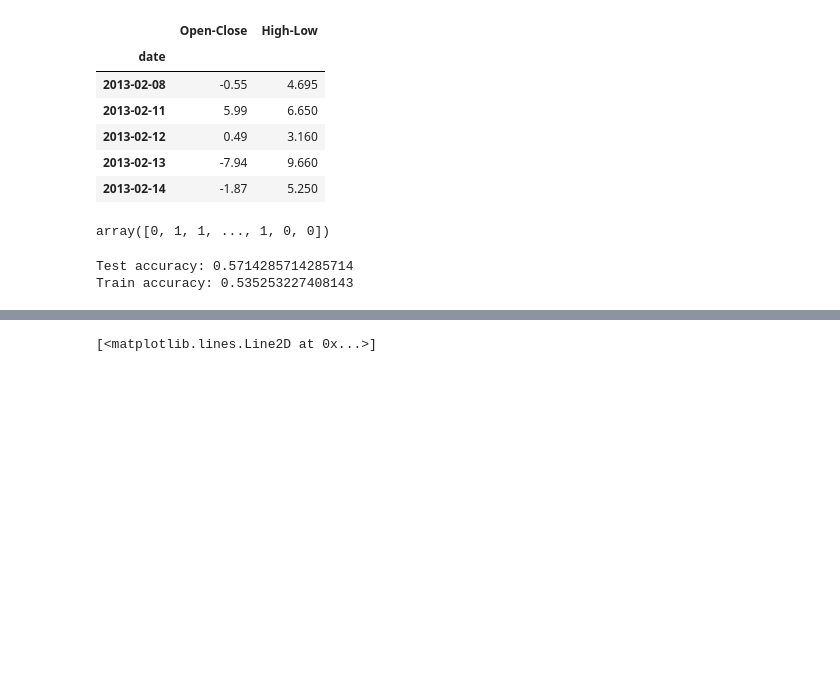
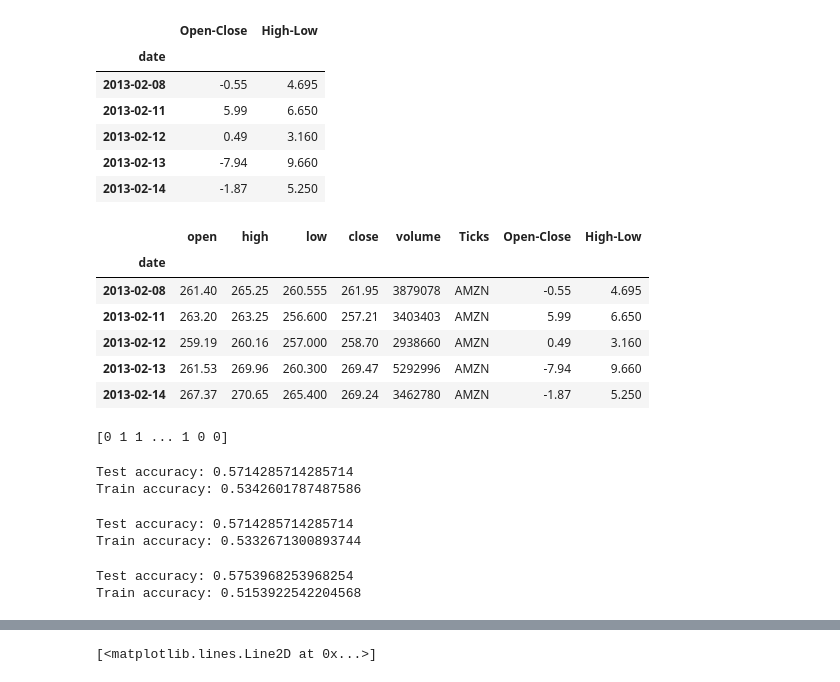
Before and after one commit to flpymonkey/SVM-Stocks, a Jupyter notebook: BasicStockSVM.ipynb, the cells around one changed output, grey strips where cells are left out. Saved outputs shown, nothing was run; the diff lists cells and outputs as text; code cells hidden in the pictures; blank space fills up the shorter version.

Commit message:
Tested other kernel functions

```diff
--- a/BasicStockSVM.ipynb
+++ b/BasicStockSVM.ipynb
@@ -82,9 +82,25 @@ X.head()
 | 2013-02-12 | 0.49 | 3.160 |
 | 2013-02-13 | -7.94 | 9.660 |
 | 2013-02-14 | -1.87 | 5.250 |
+# %%
+amzn.head()
+# %% [output]
+|  | open | high | low | close | volume | Ticks | Open-Close | High-Low |
+| date |  |  |  |  |  |  |  |  |
+| 2013-02-08 | 261.40 | 265.25 | 260.555 | 261.95 | 3879078 | AMZN | -0.55 | 4.695 |
+| 2013-02-11 | 263.20 | 263.25 | 256.600 | 257.21 | 3403403 | AMZN | 5.99 | 6.650 |
+| 2013-02-12 | 259.19 | 260.16 | 257.000 | 258.70 | 2938660 | AMZN | 0.49 | 3.160 |
+| 2013-02-13 | 261.53 | 269.96 | 260.300 | 269.47 | 5292996 | AMZN | -7.94 | 9.660 |
+| 2013-02-14 | 267.37 | 270.65 | 265.400 | 269.24 | 3462780 | AMZN | -1.87 | 5.250 |
 # %%
+
+# If the next day close is greater than the current day close, classify as buy (1)
+# else it is a no-position (0)
 y = np.where(amzn['close'].shift(-1) > amzn['close'], 1, 0)
-y
+print(y)
+
+# TODO here we either predict and buy one unit of the stock, or we predict that we should not hold a unit
+# this does not factor in the potential cost of buying or selling, it assumes a hold and not-hold is free for a single unit
 # %% [output]
-array([0, 1, 1, ..., 1, 0, 0])
+[0 1 1 ... 1 0 0]
 # %%
@@ -99,12 +116,30 @@ y_train = y[:split]
 X_test = X[split:]
 y_test = y[split:]
 # %%
-svm = SVC()
+
+# TODO: we can try with different kernel functions: https://www.geeksforgeeks.org/major-kernel-functions-in-support-vector-machine-svm/
+
+svm = SVC(kernel ='poly')
 cls = svm.fit(X_train, y_train)
 
 y_pred = cls.predict(X_test)
 y_pred_train = cls.predict(X_train)
+
+accuracy = accuracy_score(y_test, y_pred)
+print("Test accuracy:", accuracy)
+
+accuracy = accuracy_score(y_train, y_pred_train)
+print("Train accuracy:", accuracy)
+# %% [output]
+Test accuracy: 0.5714285714285714
+Train accuracy: 0.5342601787487586
 # %%
+svm = SVC(kernel ='linear')
+cls = svm.fit(X_train, y_train)
+
+y_pred = cls.predict(X_test)
+y_pred_train = cls.predict(X_train)
+
 accuracy = accuracy_score(y_test, y_pred)
 print("Test accuracy:", accuracy)
 
@@ -112,4 +147,22 @@ accuracy = accuracy_score(y_train, y_pred_train)
 print("Train accuracy:", accuracy)
 # %% [output]
 Test accuracy: 0.5714285714285714
-Train accuracy: 0.535253227408143
+Train accuracy: 0.5332671300893744
+# %%
+# TODO In this case, sigmoid seems to have the highest test accuracy
+# However, if you try to use to predict returns it performs worse for some reason
+
+svm = SVC(kernel ='sigmoid')
+cls = svm.fit(X_train, y_train)
+
+y_pred = cls.predict(X_test)
+y_pred_train = cls.predict(X_train)
+
+accuracy = accuracy_score(y_test, y_pred)
+print("Test accuracy:", accuracy)
+
+accuracy = accuracy_score(y_train, y_pred_train)
+print("Train accuracy:", accuracy)
+# %% [output]
+Test accuracy: 0.5753968253968254
+Train accuracy: 0.5153922542204568
```
Also changed, not shown: parts of 2 cells of this notebook.
